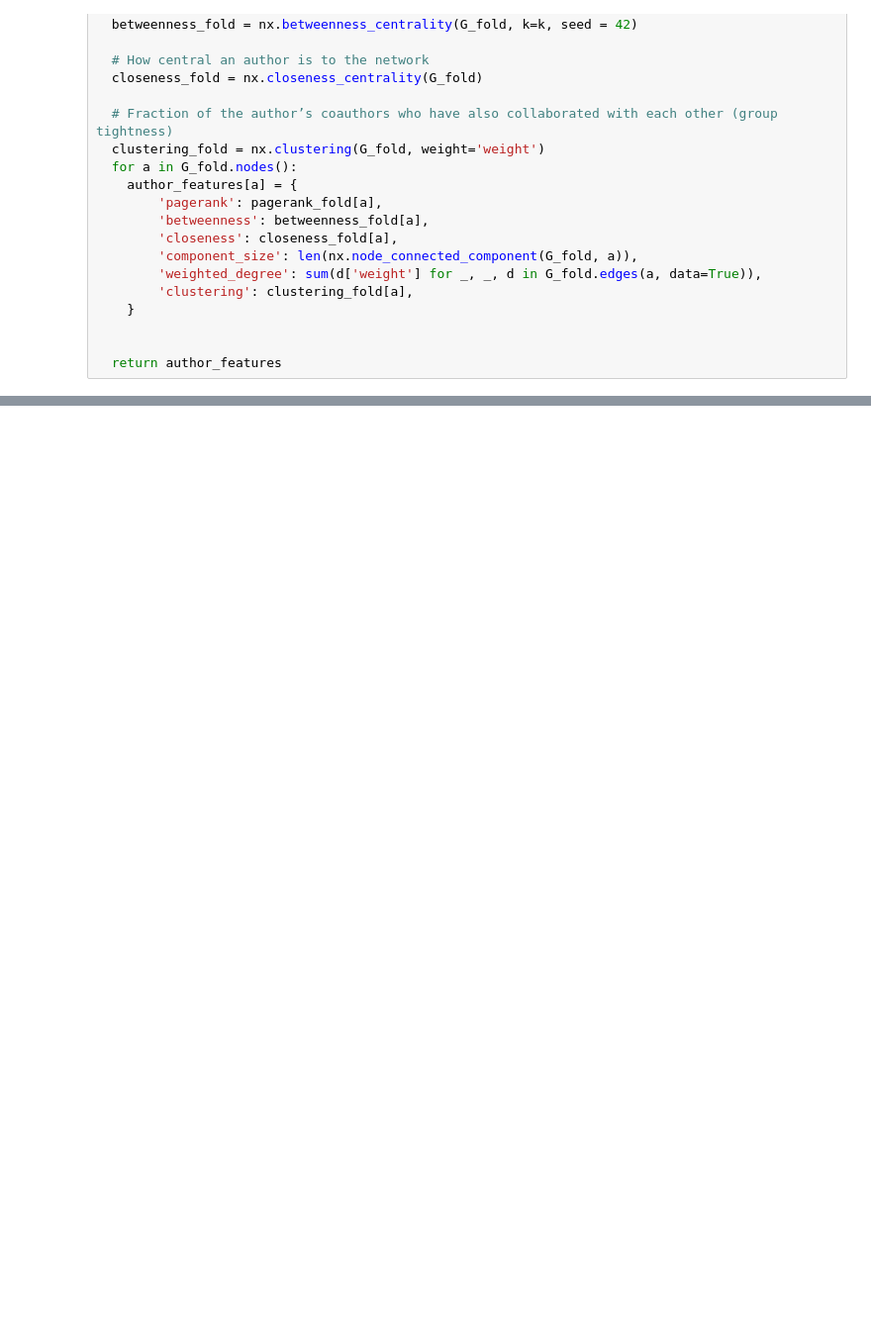
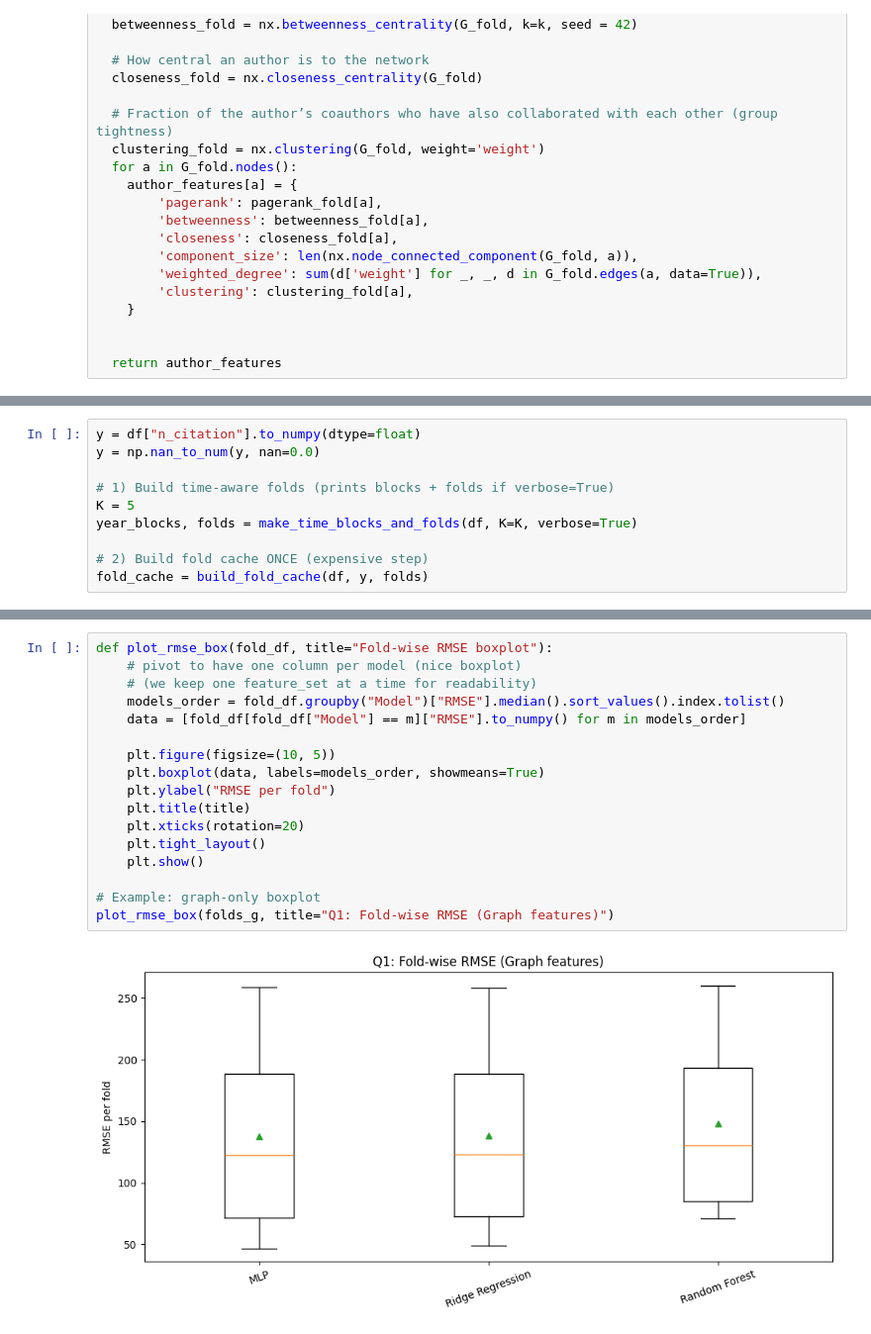
Before and after one commit to avezzuto/esl-team10, a Jupyter notebook: main.ipynb, the cells around one changed output, grey strips where cells are left out. Shown at 99% size. Cells and saved outputs as stored; diff of their text form; blank space fills up the shorter version.

```diff
--- a/main.ipynb
+++ b/main.ipynb
@@ -551,0 +683,10 @@ cv_results
+# %%
+y = df["n_citation"].to_numpy(dtype=float)
+y = np.nan_to_num(y, nan=0.0)
+
+# 1) Build time-aware folds (prints blocks + folds if verbose=True)
+K = 5
+year_blocks, folds = make_time_blocks_and_folds(df, K=K, verbose=True)
+
+# 2) Build fold cache ONCE (expensive step)
+fold_cache = build_fold_cache(df, y, folds)
@@ -551,0 +837,19 @@ cv_results
+# %%
+def plot_rmse_box(fold_df, title="Fold-wise RMSE boxplot"):
+    # pivot to have one column per model (nice boxplot)
+    # (we keep one feature_set at a time for readability)
+    models_order = fold_df.groupby("Model")["RMSE"].median().sort_values().index.tolist()
+    data = [fold_df[fold_df["Model"] == m]["RMSE"].to_numpy() for m in models_order]
+
+    plt.figure(figsize=(10, 5))
+    plt.boxplot(data, labels=models_order, showmeans=True)
+    plt.ylabel("RMSE per fold")
+    plt.title(title)
+    plt.xticks(rotation=20)
+    plt.tight_layout()
+    plt.show()
+
+# Example: graph-only boxplot
+plot_rmse_box(folds_g, title="Q1: Fold-wise RMSE (Graph features)")
+# %% [output]
+[figure, added]
```
Also changed, not shown: parts of 32 cells of this notebook.
